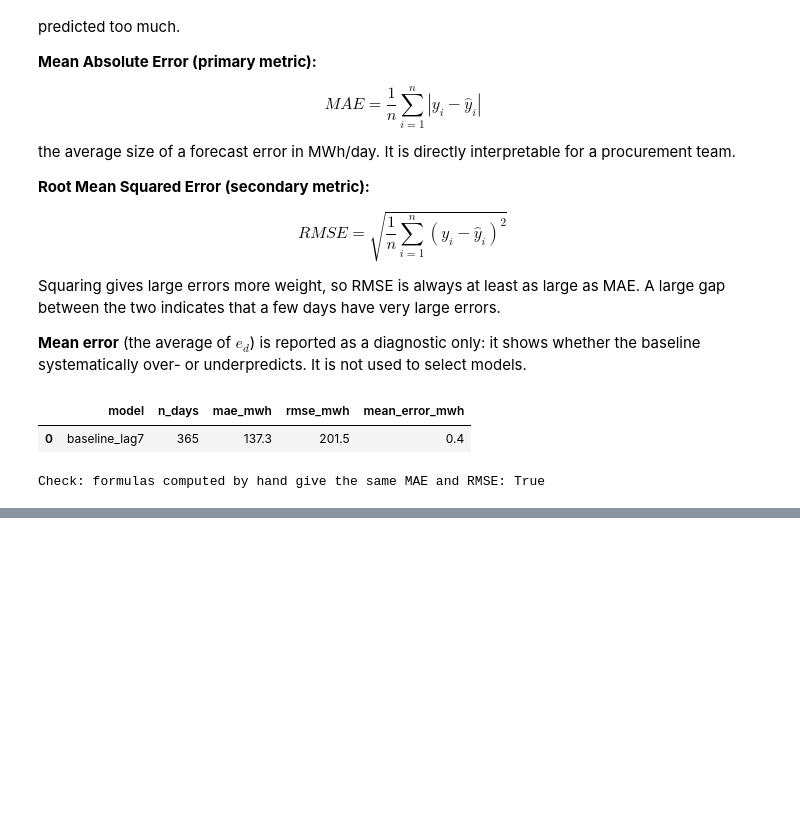
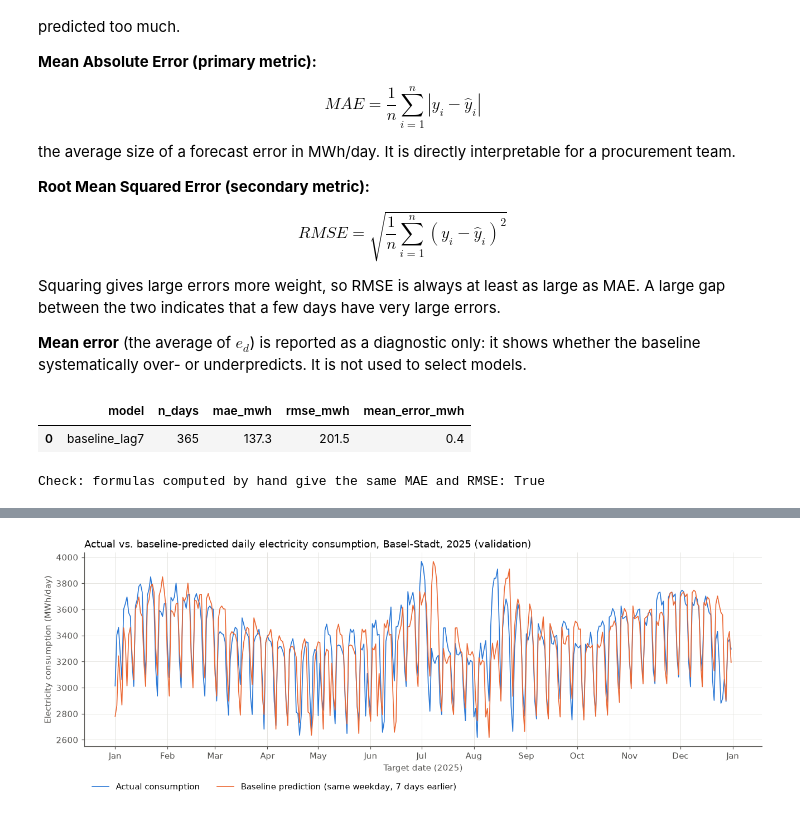
Before and after one commit to LaraMileto/DSF_forecasting_electricity_consumption_Basel, a Jupyter notebook: code/05_baselines.ipynb, the cells around one changed output, grey strips where cells are left out. Drawn from its saved outputs; the diff is of its cells as text; code cells hidden in the pictures; blank space fills up the shorter version.

Commit message:
Baselines: monthly metrics and figures

```diff
--- a/code/05_baselines.ipynb
+++ b/code/05_baselines.ipynb
@@ -352,0 +403,36 @@ Check: formulas computed by hand give the same MAE and RMSE: True
+# %%
+# Shared figure style: thin lines, light grid, no top/right frame
+import matplotlib.dates as mdates
+
+COLOR_ACTUAL = "#2a78d6"         # blue: actual consumption
+COLOR_BASELINE = "#eb6834"       # orange: baseline prediction
+COLOR_ERROR = "#9a9993"          # neutral gray: daily errors
+COLOR_HOLIDAY = "#6250d6"        # violet: target day is a public holiday
+COLOR_AFTER_HOLIDAY = "#1baf7a"  # green: same weekday one week earlier was a holiday
+COLOR_INK = "#52514e"            # text and reference lines
+
+plt.rcParams.update({
+    "figure.dpi": 110, "savefig.dpi": 200, "font.size": 10,
+    "axes.spines.top": False, "axes.spines.right": False,
+    "axes.edgecolor": COLOR_INK, "axes.labelcolor": COLOR_INK,
+    "xtick.color": COLOR_INK, "ytick.color": COLOR_INK,
+    "axes.grid": True, "grid.color": "#e4e3df", "grid.linewidth": 0.6,
+    "legend.frameon": False, "axes.axisbelow": True,
+})
+
+# Figure 1: actual vs predicted daily consumption, 2025
+fig, ax = plt.subplots(figsize=(12, 4.5))
+ax.plot(val["date"], val["actual_mwh"], color=COLOR_ACTUAL, linewidth=1.1, label="Actual consumption")
+ax.plot(val["date"], val["predicted_mwh"], color=COLOR_BASELINE, linewidth=1.1,
+        label="Baseline prediction (same weekday, 7 days earlier)")
+ax.set_title("Actual vs. baseline-predicted daily electricity consumption, Basel-Stadt, 2025 (validation)", loc="left")
+ax.set_xlabel("Target date (2025)")
+ax.set_ylabel("Electricity consumption (MWh/day)")
+ax.xaxis.set_major_locator(mdates.MonthLocator())
+ax.xaxis.set_major_formatter(mdates.DateFormatter("%b"))
+ax.legend(loc="upper left", bbox_to_anchor=(0, -0.15), ncol=2)
+fig.tight_layout()
+fig.savefig(FIG_DIR / "baseline_2025_actual_vs_predicted.png", bbox_inches="tight")
+plt.show()
+# %% [output]
+[figure, added]
```
Also changed, not shown: parts of 5 cells of this notebook.
